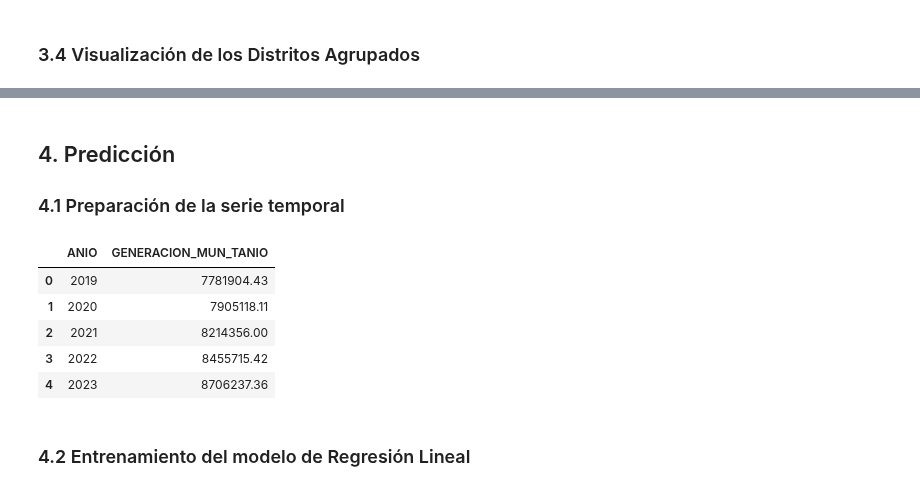
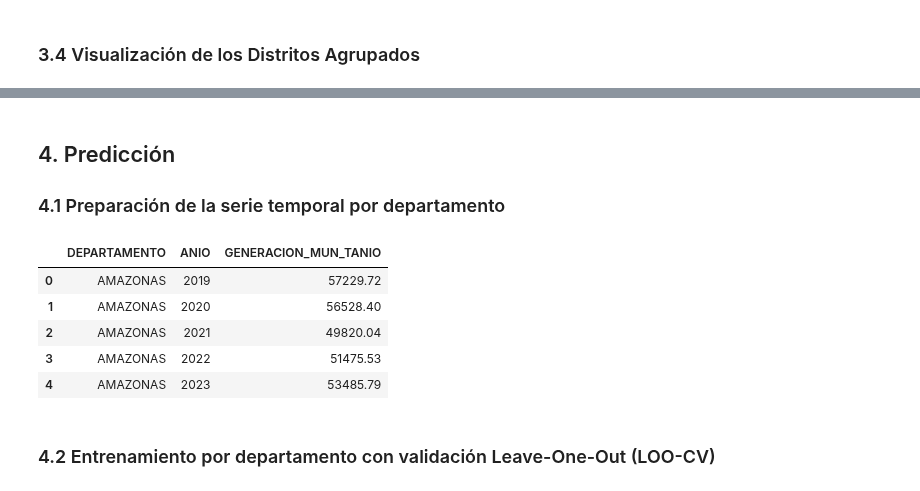
Before and after one commit to daJackLy/agente_residuos, a Jupyter notebook: agente_residuos.ipynb, the cells around one changed output, grey strips where cells are left out. Saved outputs shown, nothing was run; the diff lists cells and outputs as text; code cells hidden in the pictures.

```diff
--- a/agente_residuos.ipynb
+++ b/agente_residuos.ipynb
@@ -322,16 +438,16 @@ plt.show()
 # %% [markdown]
 ## 4. Predicción
-### 4.1 Preparación de la serie temporal
+### 4.1 Preparación de la serie temporal por departamento
 # %%
-df_tendencia = df.groupby('ANIO')['GENERACION_MUN_TANIO'].sum().reset_index()
-df_tendencia.head()
+generacion_depto_anio = df.groupby(['DEPARTAMENTO', 'ANIO'])['GENERACION_MUN_TANIO'].sum().reset_index()
+generacion_depto_anio.head()
 # %% [output]
-|  | ANIO | GENERACION_MUN_TANIO |
-| 0 | 2019 | 7781904.43 |
-| 1 | 2020 | 7905118.11 |
-| 2 | 2021 | 8214356.00 |
-| 3 | 2022 | 8455715.42 |
-| 4 | 2023 | 8706237.36 |
+|  | DEPARTAMENTO | ANIO | GENERACION_MUN_TANIO |
+| 0 | AMAZONAS | 2019 | 57229.72 |
+| 1 | AMAZONAS | 2020 | 56528.40 |
+| 2 | AMAZONAS | 2021 | 49820.04 |
+| 3 | AMAZONAS | 2022 | 51475.53 |
+| 4 | AMAZONAS | 2023 | 53485.79 |
 # %% [markdown]
-### 4.2 Entrenamiento del modelo de Regresión Lineal
+### 4.2 Entrenamiento por departamento con validación Leave-One-Out (LOO-CV)
 # %%
```
Also changed, not shown: parts of 22 cells of this notebook.
